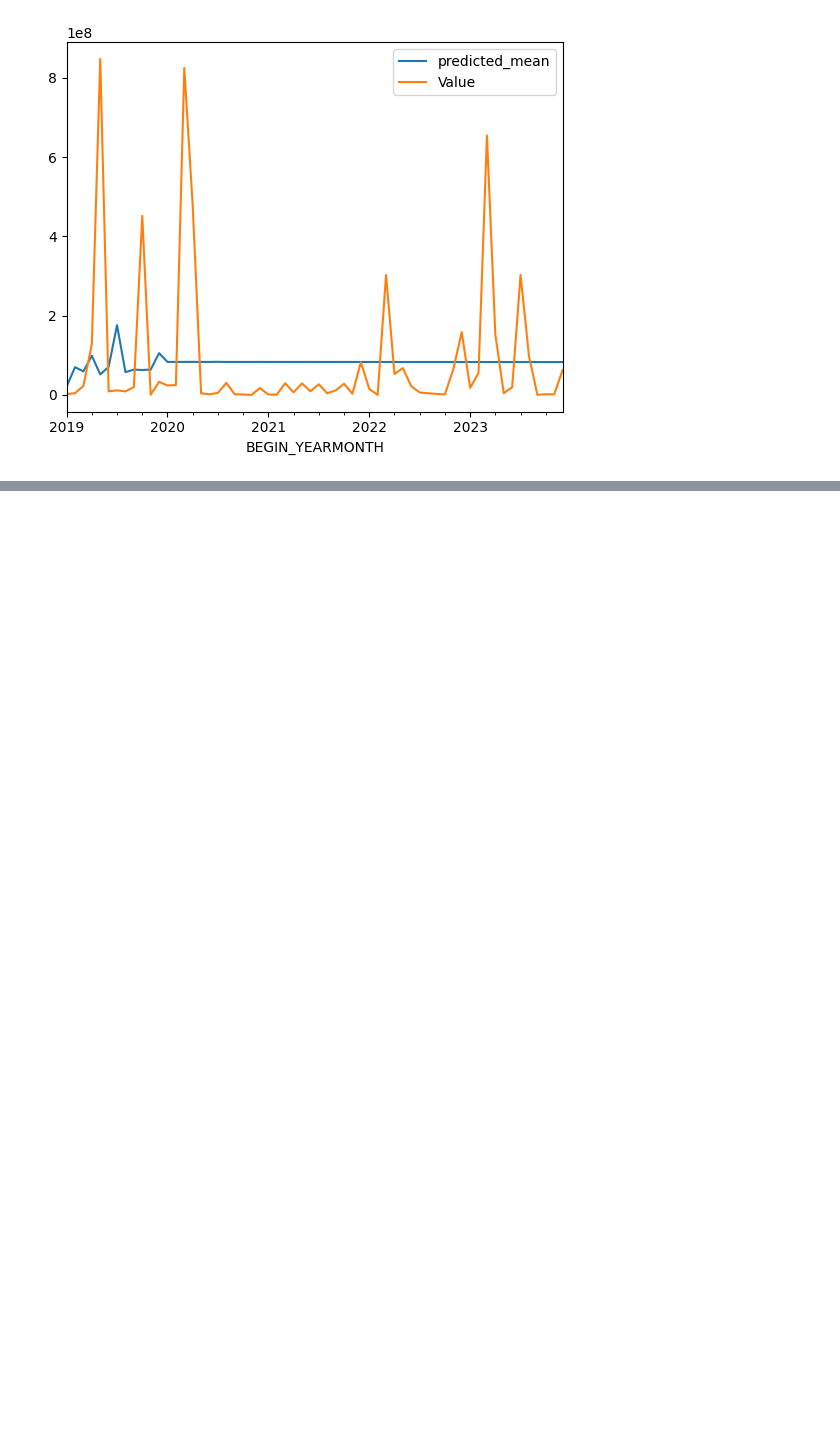
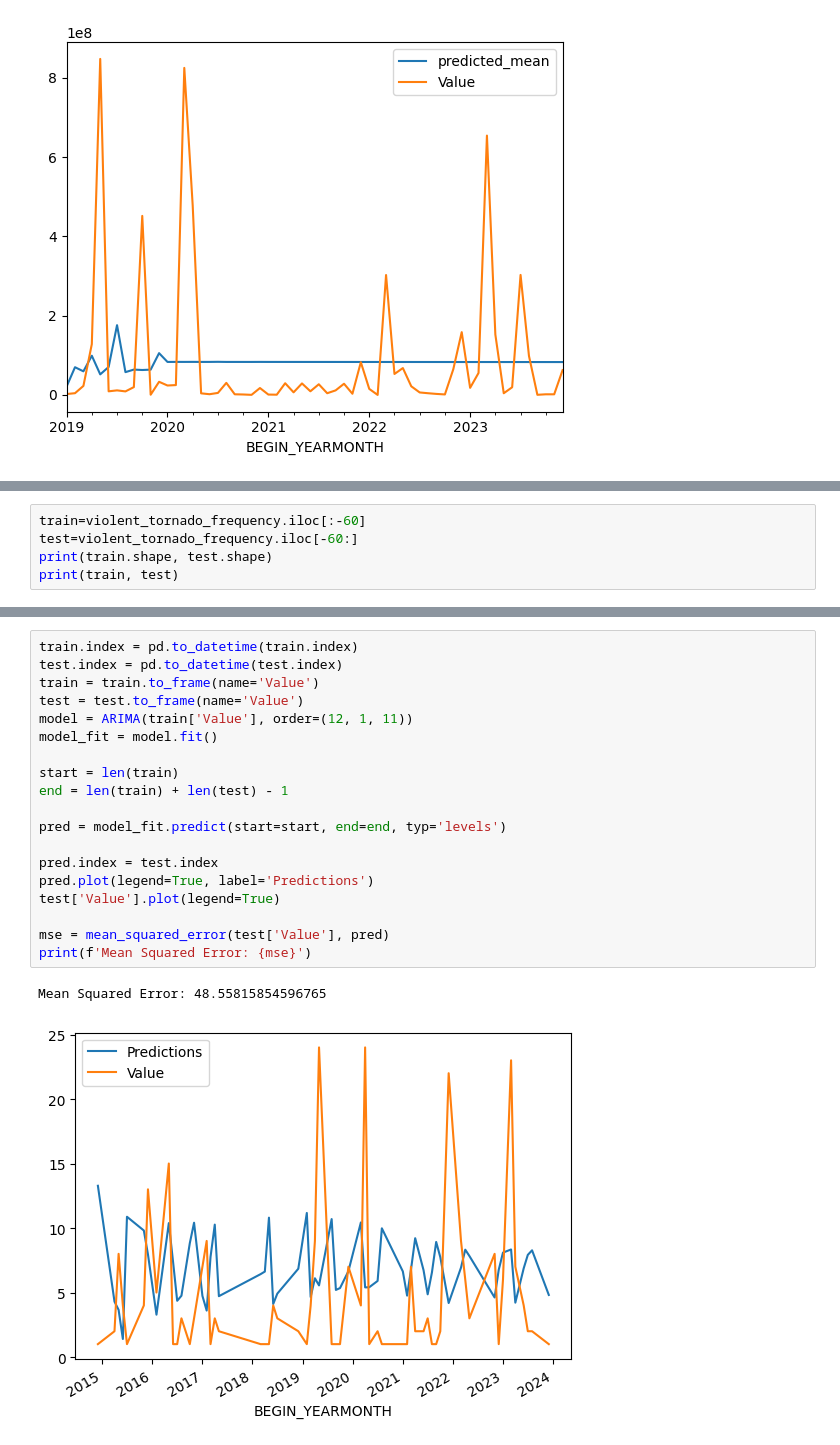
Before and after one commit to chrisk-woods/CS3-DS4002, a Jupyter notebook: SCRIPTS/3-analysis.ipynb, the cells around one changed output, grey strips where cells are left out. Saved outputs shown, nothing was run; the diff lists cells and outputs as text; blank space fills up the shorter version.

```diff
--- a/SCRIPTS/3-analysis.ipynb
+++ b/SCRIPTS/3-analysis.ipynb
@@ -219,0 +259,5 @@ MSE
+# %%
+train=violent_tornado_frequency.iloc[:-60]
+test=violent_tornado_frequency.iloc[-60:]
+print(train.shape, test.shape)
+print(train, test)
@@ -219,0 +282,22 @@ MSE
+# %%
+train.index = pd.to_datetime(train.index)
+test.index = pd.to_datetime(test.index)
+train = train.to_frame(name='Value')
+test = test.to_frame(name='Value')
+model = ARIMA(train['Value'], order=(12, 1, 11))
+model_fit = model.fit()
+
+start = len(train)
+end = len(train) + len(test) - 1
+
+pred = model_fit.predict(start=start, end=end, typ='levels')
+
+pred.index = test.index
+pred.plot(legend=True, label='Predictions')
+test['Value'].plot(legend=True)
+
+mse = mean_squared_error(test['Value'], pred)
+print(f'Mean Squared Error: {mse}')
+# %% [output]
+Mean Squared Error: 48.55815854596765
+[figure, added]
```
Also changed, not shown: parts of 9 cells of this notebook.
